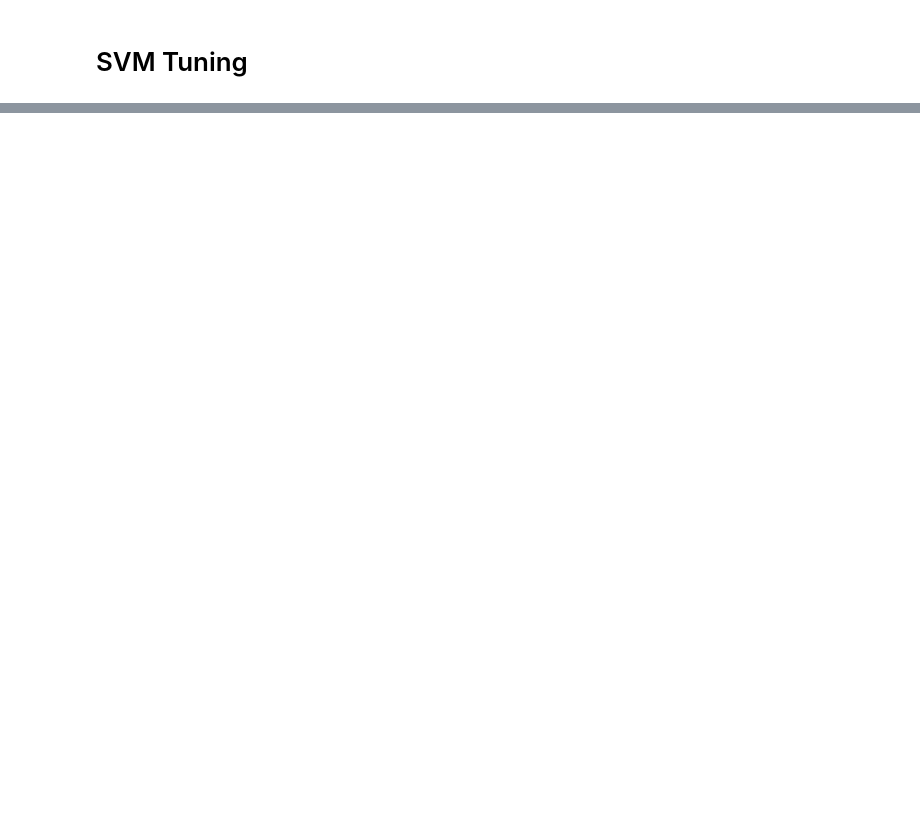
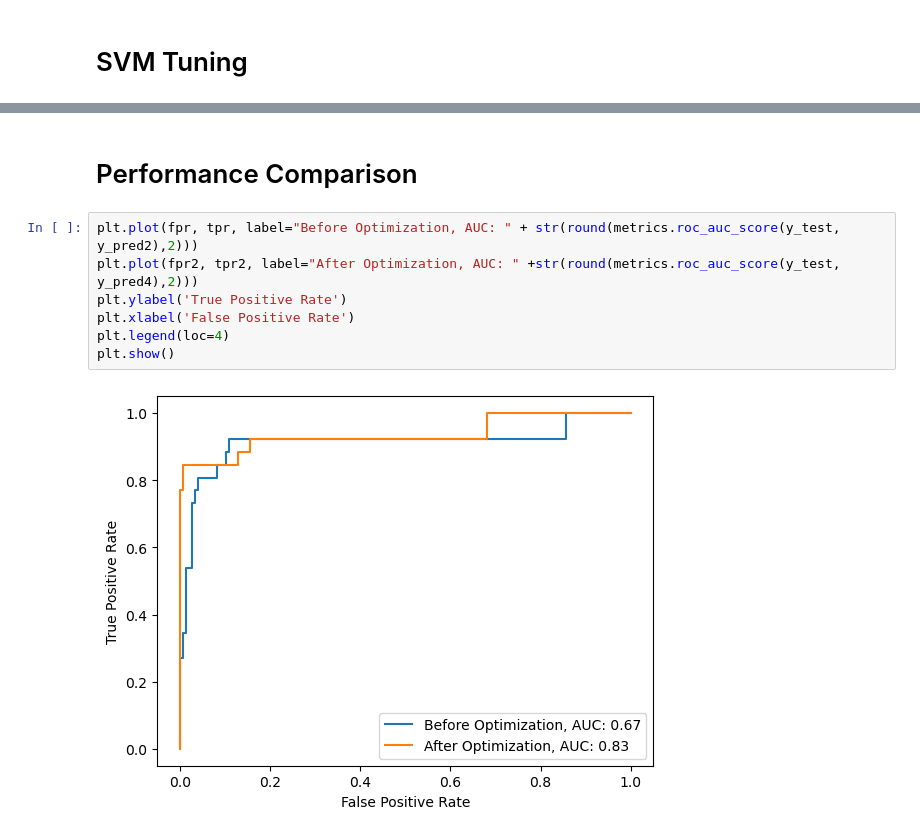
Before and after one commit to mahgob601/MachineLearning-Project, a Jupyter notebook: KNN.ipynb, the cells around one changed output, grey strips where cells are left out. Drawn from its saved outputs; the diff is of its cells as text; blank space fills up the shorter version.

Commit message:
svm with comparison.

```diff
--- a/KNN.ipynb
+++ b/KNN.ipynb
@@ -338,0 +221,11 @@ svc_disp = RocCurveDisplay.from_estimator(gnb_classifier_enhanced, x_test, y_tes
+# %% [markdown]
+# Performance Comparison
+# %%
+plt.plot(fpr, tpr, label="Before Optimization, AUC: " + str(round(metrics.roc_auc_score(y_test, y_pred2),2)))
+plt.plot(fpr2, tpr2, label="After Optimization, AUC: " +str(round(metrics.roc_auc_score(y_test, y_pred4),2)))
+plt.ylabel('True Positive Rate')
+plt.xlabel('False Positive Rate')
+plt.legend(loc=4)
+plt.show()
+# %% [output]
+[figure, added]
```
Also changed, not shown: parts of 50 cells of this notebook.
